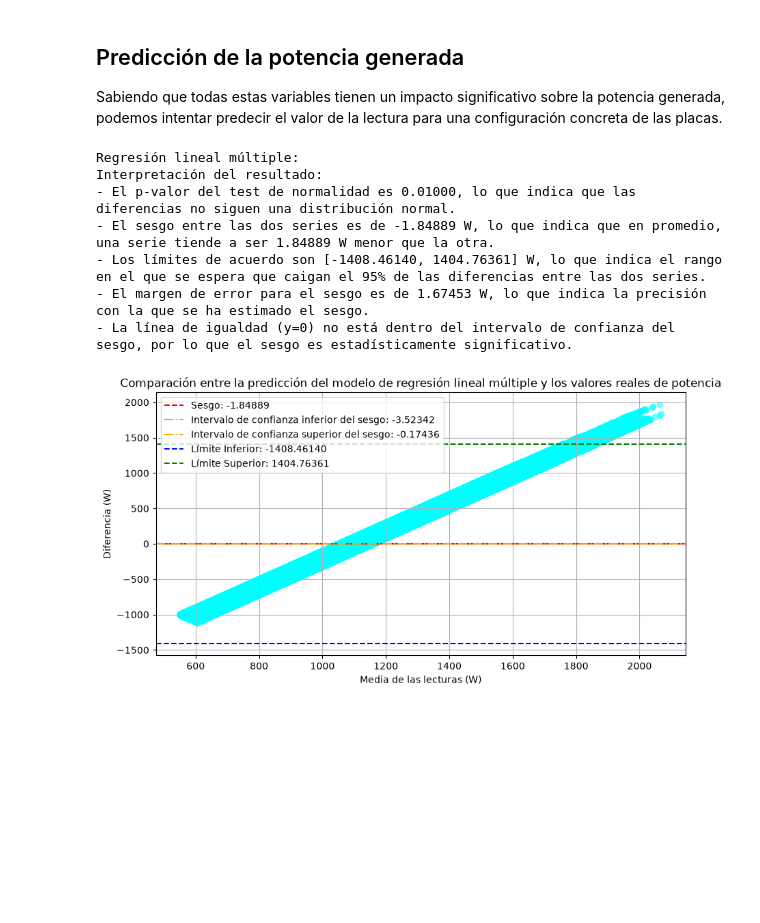
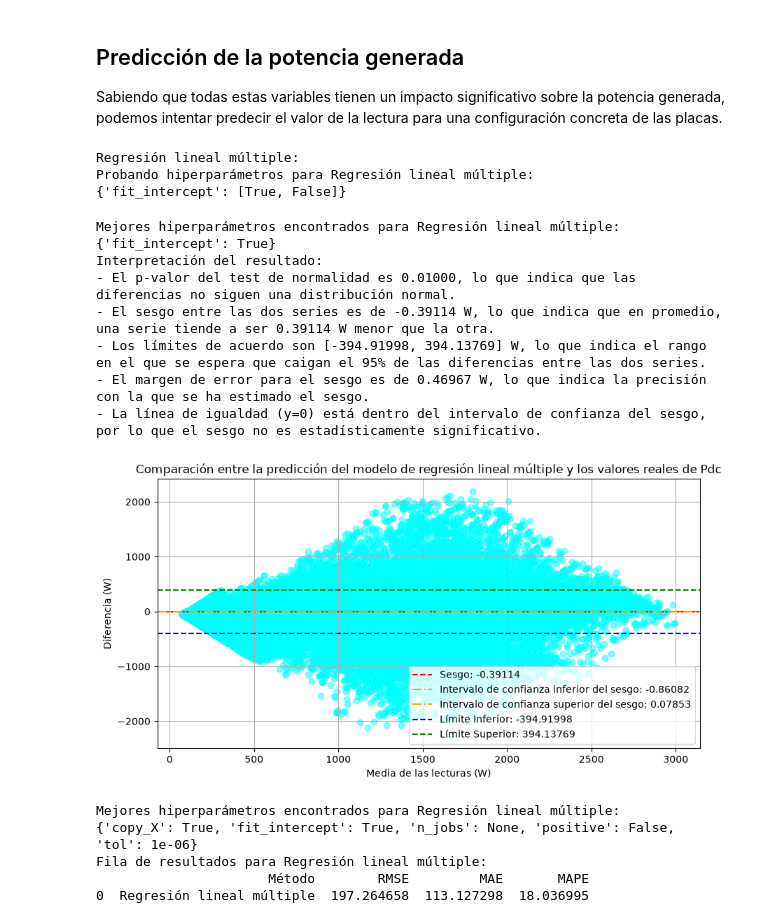
Before and after one commit to jcv00036/extracurriculares_simidat_scripts, a Jupyter notebook: cuadernos/estudio_disposiciones.ipynb, the cells around one changed output. Cells and saved outputs as stored; diff of their text form; code cells hidden in the pictures; blank space fills up the shorter version.

```diff
--- a/cuadernos/estudio_disposiciones.ipynb
+++ b/cuadernos/estudio_disposiciones.ipynb
@@ -200,56 +200,34 @@ df["Datetime"] = df["Datetime"].apply(lambda x: x.timestamp())
 for i in range(1,6):
     df[f"G{i}"] = df["Grupo"].apply(lambda x: 1 if x == i else 0)
 
-lista_variables = ["Datetime", "Disp_Izq", "Disp_Cent", "Disp_Der", "Monofacial", "Disp_Vert", "G1", "G2", "G3", "G4", "G5"]
-
-# Cargo el dataframe de pruebas desde el csv para evitar recalcularlo todo
-try:
-    df_test = pd.read_csv(f"{DIR_SALIDA}resultados_test_reg.csv")
-    ejecutar_regresion = False
-except FileNotFoundError:
-    df_test = pd.DataFrame()
-    ejecutar_regresion = True
-
-if df_test.empty:
-    ejecutar_regresion = True
-
-    # Creo un conjunto de aprendizaje y test para evitar sobreajuste y falsos positivos
-    df_aprendizaje, df_test = ut.crear_conjuntos_aprendizaje_test(df, semilla=SEMILLA, prop_test=PROPORCION_TEST)
-
-    X_test = df_test[lista_variables]  # Variables independientes (todas menos la columna de potencia)
-    y_test = df_test[COLUMNA_P]        # Variable dependiente (potencia)
-
-    X = df_aprendizaje[lista_variables]  # Variables independientes (todas menos la columna de potencia)
-    y = df_aprendizaje[COLUMNA_P]        # Variable dependiente (potencia)
+lista_variables = ["Datetime", "Disp_Izq", "Disp_Cent", "Disp_Der", "Monofacial", "Disp_Vert", "G1", "G2", "G3", "G4", "G5", "Temperatura_placas", "Irradiancia"]
 
 filas = []                         # Lista para almacenar los resultados de cada combinación de variables
 # %%
 # region Regresión lineal múltiple
-print("Regresión lineal múltiple:")
+modelo_reg_lin = LinearRegression()
+param_grid = {'fit_intercept': [True, False]}
 
-if ejecutar_regresion or df_test["Pred_reg_lin"].isnull().all():    # Si el dataframe de test está vacío o no tiene predicciones para la regresión lineal múltiple, ejecuto la regresión lineal múltiple
-    # Aplico regresion lineal múltiple para predecir la potencia generada a partir de las variables ficticias
-    modelo_reg_lin = LinearRegression(n_jobs=-1)  # Utilizo todos los núcleos disponibles para acelerar el cálculo
-    modelo_reg_lin.fit(X, y)
-
-    df_test["Pred_reg_lin"] = modelo_reg_lin.predict(X_test)
-
-resultados_ba_reg_lin = est.bland_altman(df_test[COLUMNA_P], df_test["Pred_reg_lin"], df_test)
-est.interpretar_bland_altman(resultados_ba_reg_lin, "W")
-rep.mostrar_bland_altman(resultados_ba_reg_lin, "Comparación entre la predicción del modelo de regresión lineal múltiple y los valores reales de potencia", "W")
-
-fila_reg_lin = rep.fila_diferencia_series("Regresión lineal múltiple", df_test[COLUMNA_P], df_test["Pred_reg_lin"])
+fila_reg_lin = ut.realizar_prueba_regresor(modelo_reg_lin, df, COLUMNA_P, lista_variables, param_grid, SEMILLA, PROPORCION_TEST, "Regresión lineal múltiple", f"{DIR_SALIDA}resultados_test_reg_lin.csv", "W")
 
 filas.append(fila_reg_lin)
 # endregion
 # %% [output]
 Regresión lineal múltiple:
-Interpretación del resultado:
-- El p-valor del test de normalidad es 0.01000, lo que indica que las diferencias no siguen una distribución normal.
-- El sesgo entre las dos series es de -1.84889 W, lo que indica que en promedio, una serie tiende a ser 1.84889 W menor que la otra.
-- Los límites de acuerdo son [-1408.46140, 1404.76361] W, lo que indica el rango en el que se espera que caigan el 95% de las diferencias entre las dos series.
-- El margen de error para el sesgo es de 1.67453 W, lo que indica la precisión con la que se ha estimado el sesgo.
-- La línea de igualdad (y=0) no está dentro del intervalo de confianza del sesgo, por lo que el sesgo es estadísticamente significativo.
+Probando hiperparámetros para Regresión lineal múltiple:
+{'fit_intercept': [True, False]}
+Mejores hiperparámetros encontrados para Regresión lineal múltiple: {'fit_intercept': True}
+Interpretación del resultado:
+- El p-valor del test de normalidad es 0.01000, lo que indica que las diferencias no siguen una distribución normal.
+- El sesgo entre las dos series es de -0.39114 W, lo que indica que en promedio, una serie tiende a ser 0.39114 W menor que la otra.
+- Los límites de acuerdo son [-394.91998, 394.13769] W, lo que indica el rango en el que se espera que caigan el 95% de las diferencias entre las dos series.
+- El margen de error para el sesgo es de 0.46967 W, lo que indica la precisión con la que se ha estimado el sesgo.
+- La línea de igualdad (y=0) está dentro del intervalo de confianza del sesgo, por lo que el sesgo no es estadísticamente significativo.
-[figure, old version]
+[figure, new version]
+Mejores hiperparámetros encontrados para Regresión lineal múltiple:
+{'copy_X': True, 'fit_intercept': True, 'n_jobs': None, 'positive': False, 'tol': 1e-06}
+Fila de resultados para Regresión lineal múltiple:
+                      Método        RMSE         MAE       MAPE
+0  Regresión lineal múltiple  197.264658  113.127298  18.036995
 # %%
 # region Árbol de decisión
```
Also changed, not shown: parts of 4 cells of this notebook, 2 other files.
